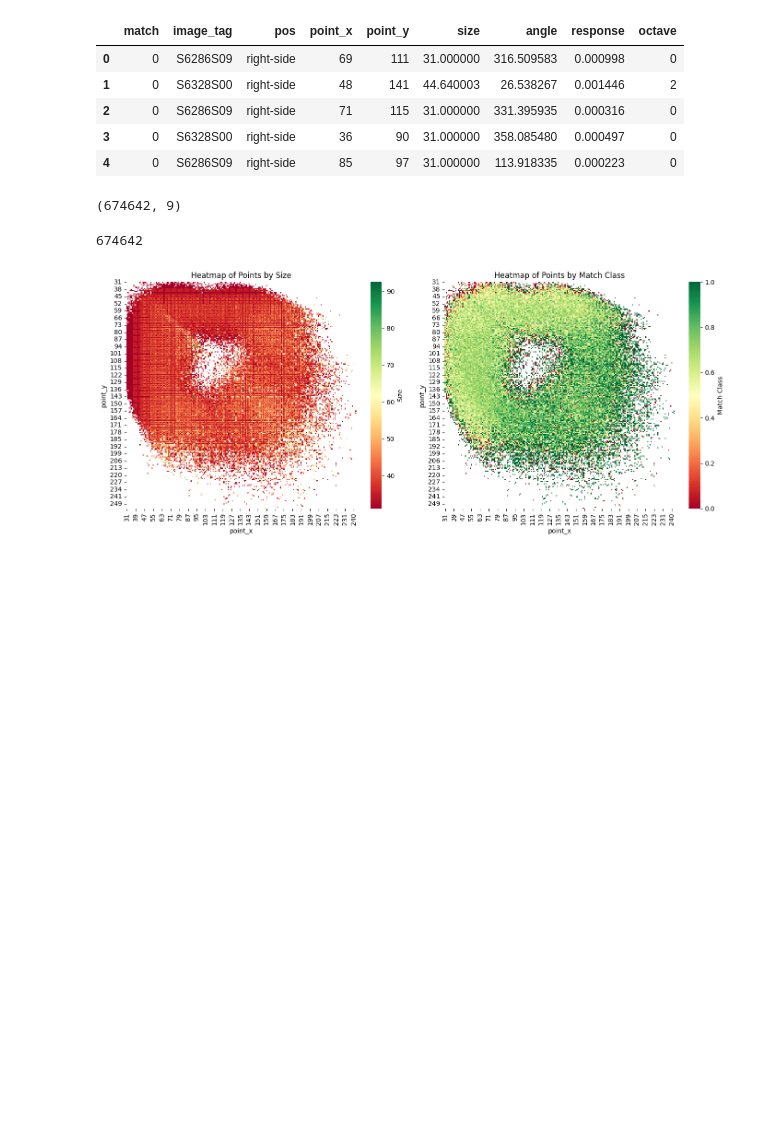
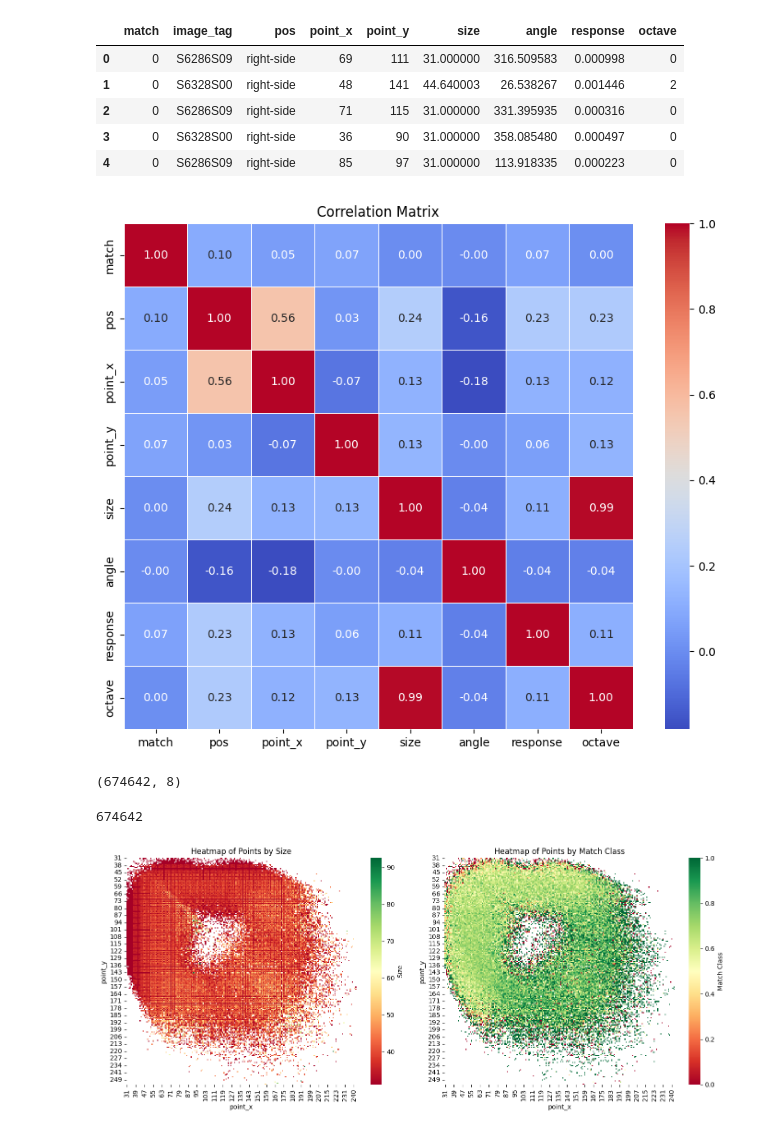
Before and after one commit to elymsyr/iris-recognition, a Jupyter notebook: Scripts/data_vis.ipynb, the cells around one changed output. Saved outputs shown, nothing was run; the diff lists cells and outputs as text; code cells hidden in the pictures; blank space fills up the shorter version.

```diff
--- a/Scripts/data_vis.ipynb
+++ b/Scripts/data_vis.ipynb
@@ -4,7 +4,7 @@ import matplotlib.pyplot as plt
 import seaborn as sns
 from scipy.stats import ttest_ind
 # %%
-df = pd.read_csv('../kp_classify.csv')
+df = pd.read_csv('../Database/kp_classify.csv')
 df.head()
 # %% [output]
 |  | match | image_tag | pos | point_x | point_y | size | angle | response | octave |
@@ -13,10 +13,28 @@ df.head()
 | 2 | 0 | S6286S09 | right-side | 71 | 115 | 31.000000 | 331.395935 | 0.000316 | 0 |
 | 3 | 0 | S6328S00 | right-side | 36 | 90 | 31.000000 | 358.085480 | 0.000497 | 0 |
 | 4 | 0 | S6286S09 | right-side | 85 | 97 | 31.000000 | 113.918335 | 0.000223 | 0 |
+# %%
+# dividing the datasets into two parts i.e. training datasets and test datasets
+mapping = {'right-side': 0, 'left-side': 1, 'bottom': 2, 'complete': 3}
+df['pos'] = df['pos'].map(mapping)
+
+# df = df.sample(n=650000, random_state=42).reset_index(drop=True)
+# df = df.drop(['angle', 'response', 'octave'], axis=1)
+
+df = df.drop(labels=['image_tag'], axis=1)
+# %%
+correlation_matrix = df.corr()
+# %%
+plt.figure(figsize=(10, 8))  # Adjust the size as needed
+sns.heatmap(correlation_matrix, annot=True, cmap='coolwarm', fmt='.2f', linewidths=0.5)
+plt.title('Correlation Matrix')
+plt.show()
+# %% [output]
+[figure, added]
 # %%
 df.shape
 # %% [output]
-(674642, 9)
+(674642, 8)
 # %%
 df.shape[0]
 # %% [output]
```
Also changed, not shown: 7 other files.
